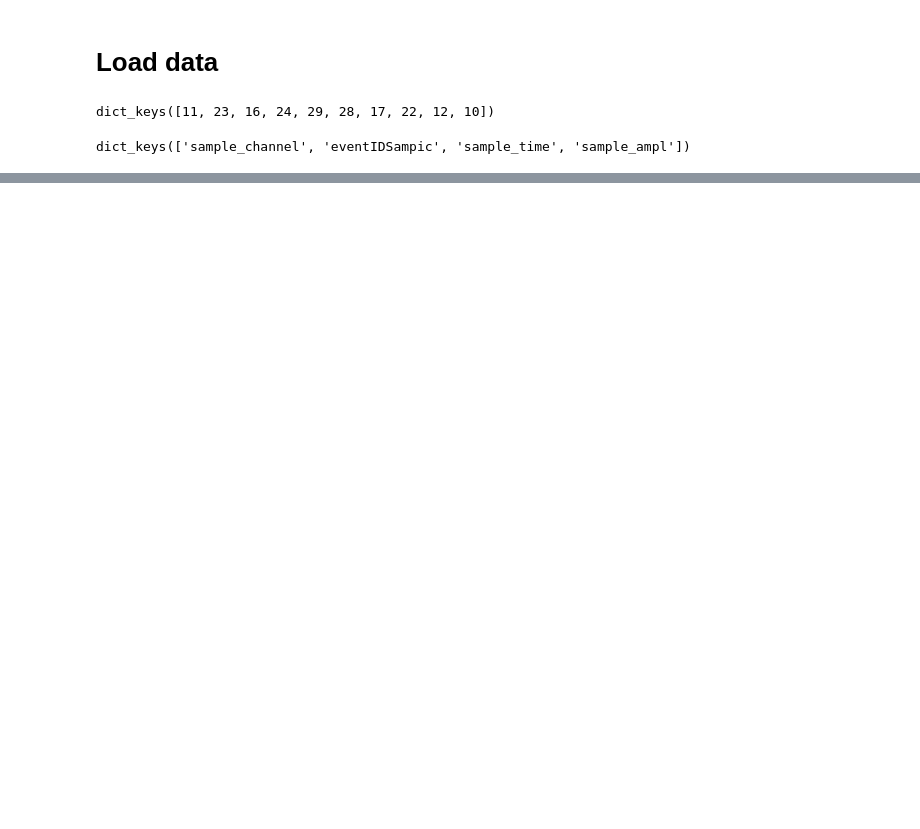
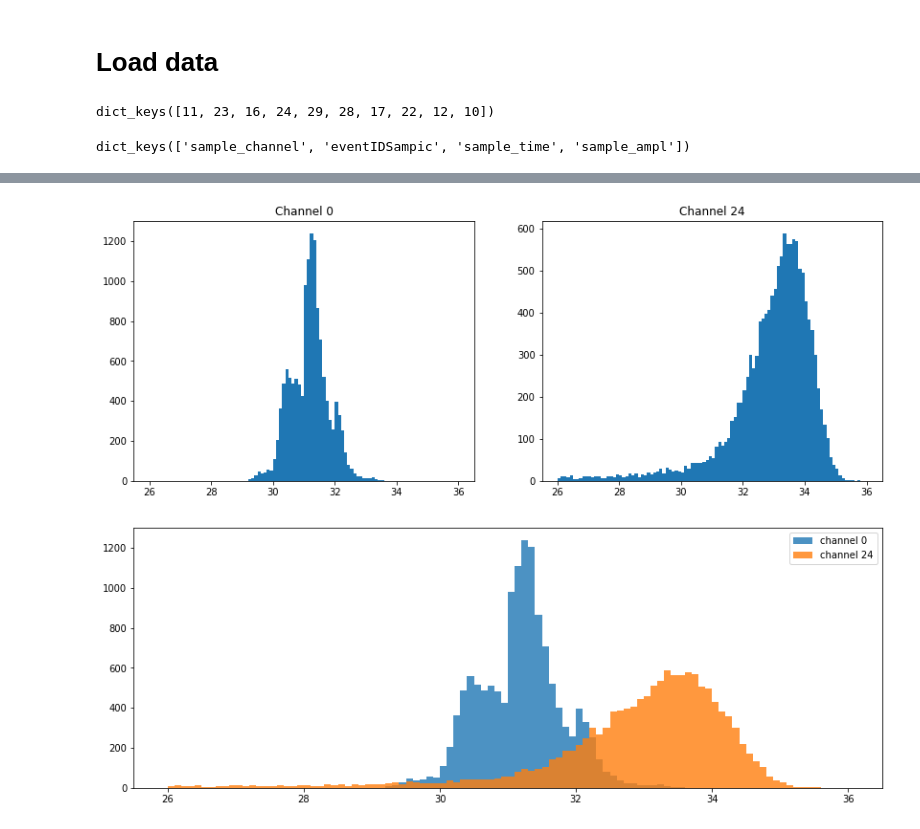
Before and after one commit to MatiXOfficial/pps-diamond-time-measurement, a Jupyter notebook: notebooks/cfd_tests.ipynb, the cells around one changed output, grey strips where cells are left out. Saved outputs shown, nothing was run; the diff lists cells and outputs as text; code cells hidden in the pictures; blank space fills up the shorter version.

```diff
--- a/notebooks/cfd_tests.ipynb
+++ b/notebooks/cfd_tests.ipynb
@@ -120,0 +85,24 @@ event 3
+# %%
+for i in range(len(all_timestamps)):
+    all_timestamps[i] = calculate_event_cfd(i)
+# %%
+plt.figure(figsize=(14, 5))
+
+plt.subplot(1, 2, 1)
+plt.hist(all_timestamps[:, 0], bins=100, range=(26, 36))
+plt.title('Channel 0')
+
+plt.subplot(1, 2, 2)
+plt.hist(all_timestamps[:, 1], bins=100, range=(26, 36))
+plt.title(f'Channel {i_channel}')
+
+plt.show()
+
+plt.figure(figsize=(14, 5))
+plt.hist(all_timestamps[:, 0], bins=100, range=(26, 36), label='channel 0', alpha=0.8)
+plt.hist(all_timestamps[:, 1], bins=100, range=(26, 36), label=f'channel {i_channel}', alpha=0.8)
+plt.legend()
+plt.show()
+# %% [output]
+[figure, added]
+[figure, added]
```
Also changed, not shown: parts of 12 cells of this notebook.
